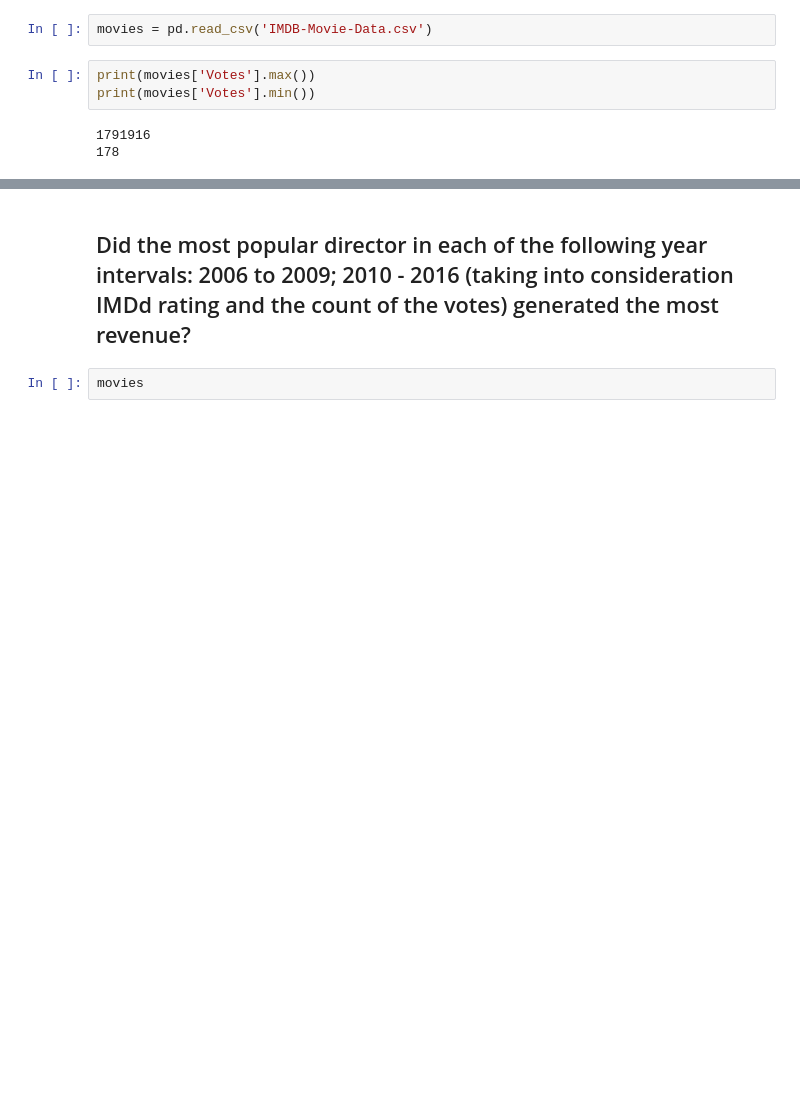
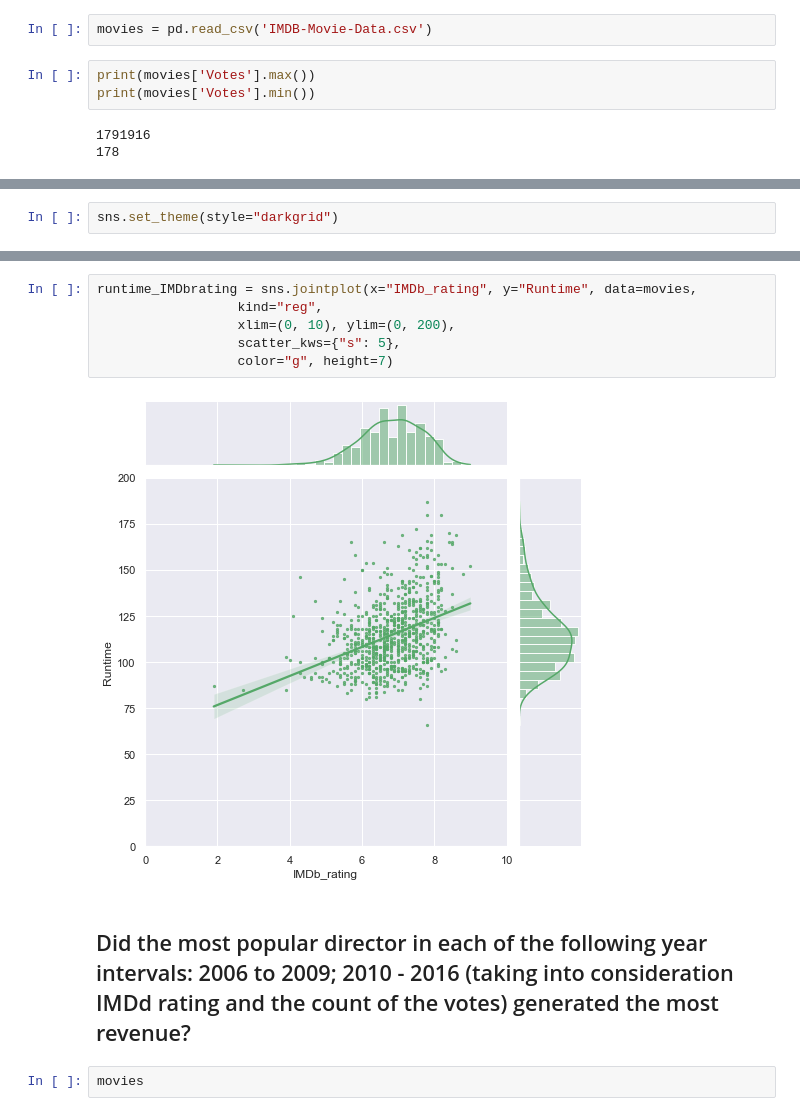
Before and after one commit to Justelei/Python_mokymai, a Jupyter notebook: movies.ipynb, the cells around one changed output, grey strips where cells are left out. Cells and saved outputs as stored; diff of their text form; blank space fills up the shorter version.

```diff
--- a/movies.ipynb
+++ b/movies.ipynb
@@ -20,0 +46,2 @@ print(movies['Votes'].min())
+# %%
+sns.set_theme(style="darkgrid")
@@ -21,3 +53,11 @@ print(movies['Votes'].min())
+# %%
+runtime_IMDbrating = sns.jointplot(x="IMDb_rating", y="Runtime", data=movies,
+                  kind="reg",
+                  xlim=(0, 10), ylim=(0, 200),
+                  scatter_kws={"s": 5},
+                  color="g", height=7)
+# %% [output]
+[figure, added]
 # %% [markdown]
 ## Did the most popular director in each of the following year intervals: 2006 to 2009; 2010 - 2016 (taking into consideration IMDd rating and the count of the votes) generated the most revenue?
 # %%
```
Also changed, not shown: parts of 13 cells of this notebook.
